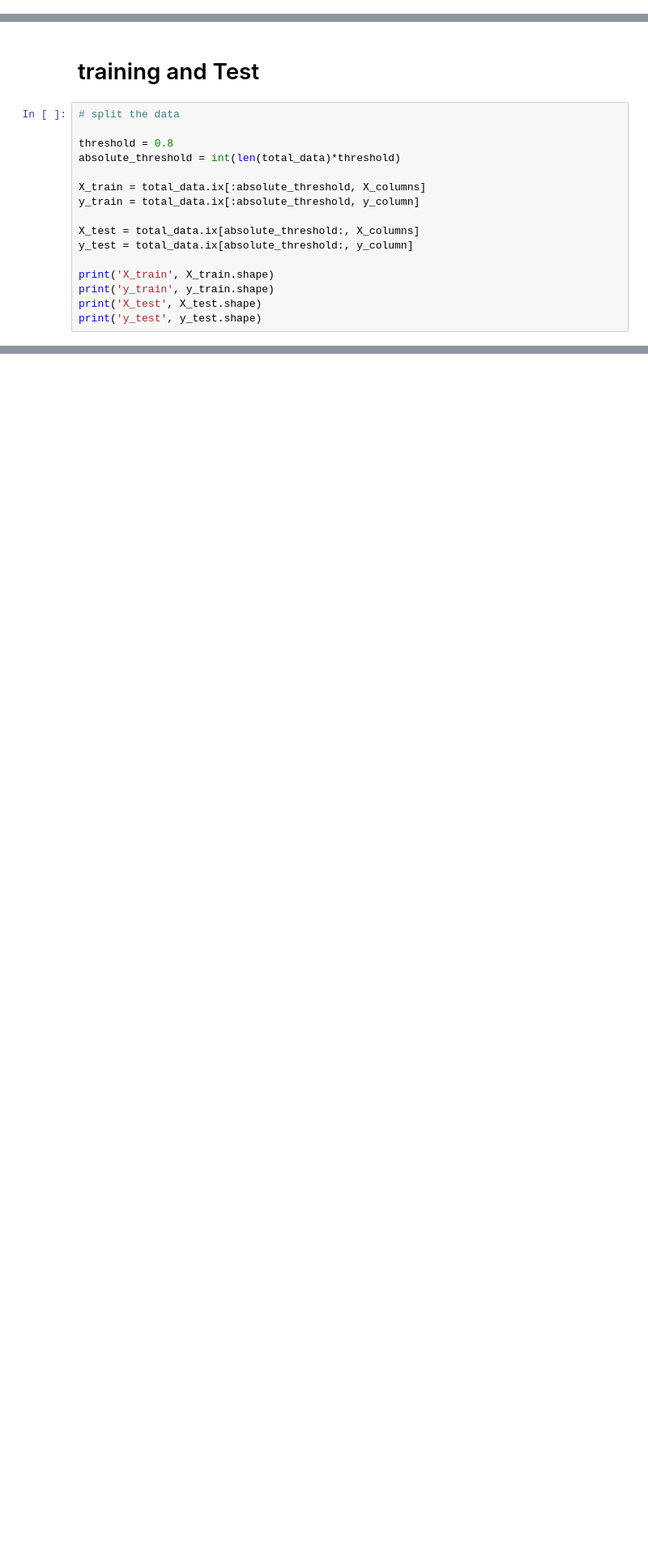
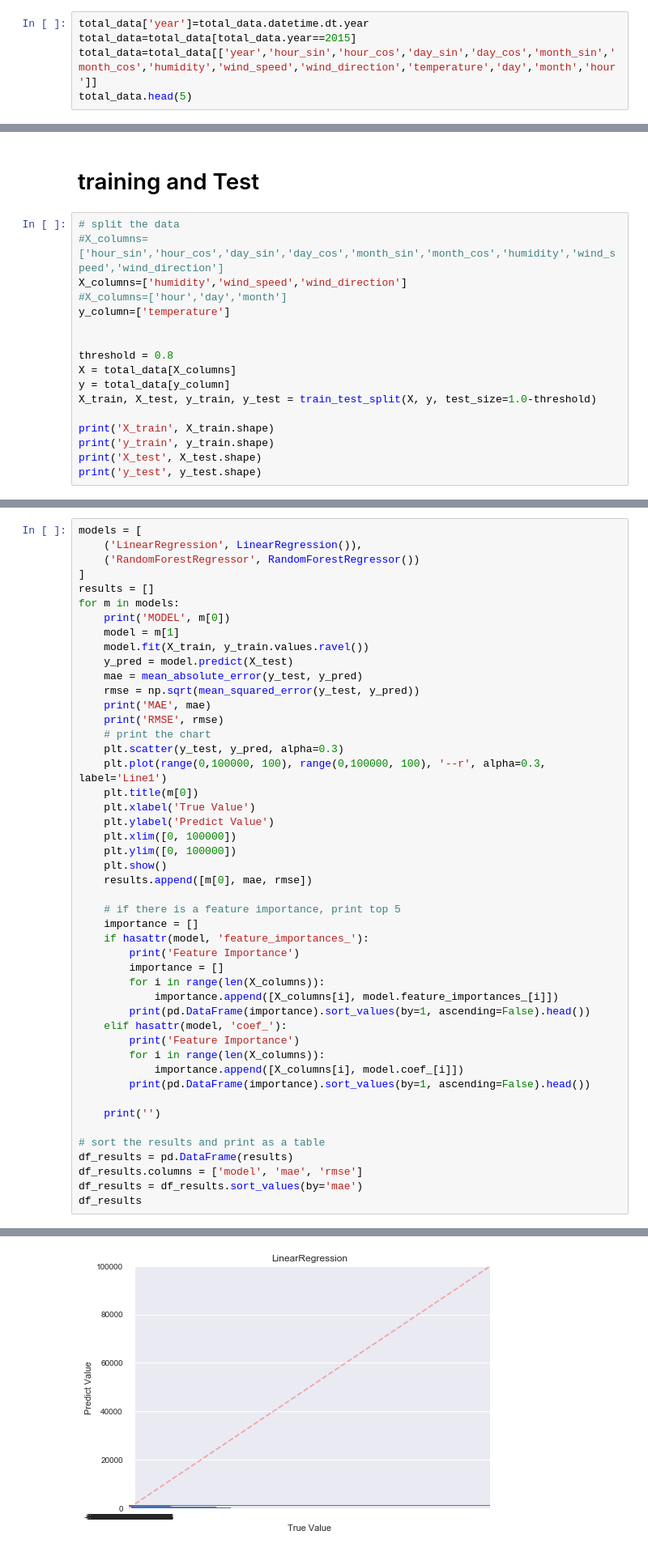
Before and after one commit to Negah20/CEBD1260-ANALITICAL, a Jupyter notebook: project/code/data-cleaning-weather-par2.ipynb, the cells around one changed output, grey strips where cells are left out. Shown: that part at 81% size. Drawn from its saved outputs; the diff is of its cells as text; blank space fills up the shorter version.

```diff
--- a/project/code/data-cleaning-weather-par2.ipynb
+++ b/project/code/data-cleaning-weather-par2.ipynb
@@ -248,0 +237,5 @@ total_data.head(5)
+# %%
+total_data['year']=total_data.datetime.dt.year
+total_data=total_data[total_data.year==2015]
+total_data=total_data[['year','hour_sin','hour_cos','day_sin','day_cos','month_sin','month_cos','humidity','wind_speed','wind_direction','temperature','day','month','hour']]
+total_data.head(5)
@@ -262,15 +319,16 @@ y_column = ['temperature']
 # training and Test
 # %%
 # split the data
+#X_columns=['hour_sin','hour_cos','day_sin','day_cos','month_sin','month_cos','humidity','wind_speed','wind_direction']
+X_columns=['humidity','wind_speed','wind_direction']
+#X_columns=['hour','day','month']
+y_column=['temperature']
+
 
 threshold = 0.8
-absolute_threshold = int(len(total_data)*threshold)
-
-X_train = total_data.ix[:absolute_threshold, X_columns]
-y_train = total_data.ix[:absolute_threshold, y_column]
-
-X_test = total_data.ix[absolute_threshold:, X_columns]
-y_test = total_data.ix[absolute_threshold:, y_column]
+X = total_data[X_columns]
+y = total_data[y_column]
+X_train, X_test, y_train, y_test = train_test_split(X, y, test_size=1.0-threshold)
 
 print('X_train', X_train.shape)
 print('y_train', y_train.shape)
@@ -283,0 +344,48 @@ y_test (8893, 1)
+# %%
+models = [
+    ('LinearRegression', LinearRegression()),
+    ('RandomForestRegressor', RandomForestRegressor())
+]
+results = []
+for m in models:
+    print('MODEL', m[0])
+    model = m[1]
+    model.fit(X_train, y_train.values.ravel())
+    y_pred = model.predict(X_test)
+    mae = mean_absolute_error(y_test, y_pred)
+    rmse = np.sqrt(mean_squared_error(y_test, y_pred))
+    print('MAE', mae)
+    print('RMSE', rmse)
+    # print the chart
+    plt.scatter(y_test, y_pred, alpha=0.3)
+    plt.plot(range(0,100000, 100), range(0,100000, 100), '--r', alpha=0.3, label='Line1')
+    plt.title(m[0])
+    plt.xlabel('True Value')
+    plt.ylabel('Predict Value')
+    plt.xlim([0, 100000])
+    plt.ylim([0, 100000])
+    plt.show()
+    results.append([m[0], mae, rmse])
+
+    # if there is a feature importance, print top 5
+    importance = []
+    if hasattr(model, 'feature_importances_'):
+        print('Feature Importance')
+        importance = []
+        for i in range(len(X_columns)):
+            importance.append([X_columns[i], model.feature_importances_[i]])
+        print(pd.DataFrame(importance).sort_values(by=1, ascending=False).head())
+    elif hasattr(model, 'coef_'):
+        print('Feature Importance')
+        for i in range(len(X_columns)):
+            importance.append([X_columns[i], model.coef_[i]])
+        print(pd.DataFrame(importance).sort_values(by=1, ascending=False).head())
+
+    print('')
+
+# sort the results and print as a table
+df_results = pd.DataFrame(results)
+df_results.columns = ['model', 'mae', 'rmse']
+df_results = df_results.sort_values(by='mae')
+df_results
+# %% [output]
@@ -283,0 +395 @@ y_test (8893, 1)
+[figure, added]
```
Also changed, not shown: parts of 25 cells of this notebook.
